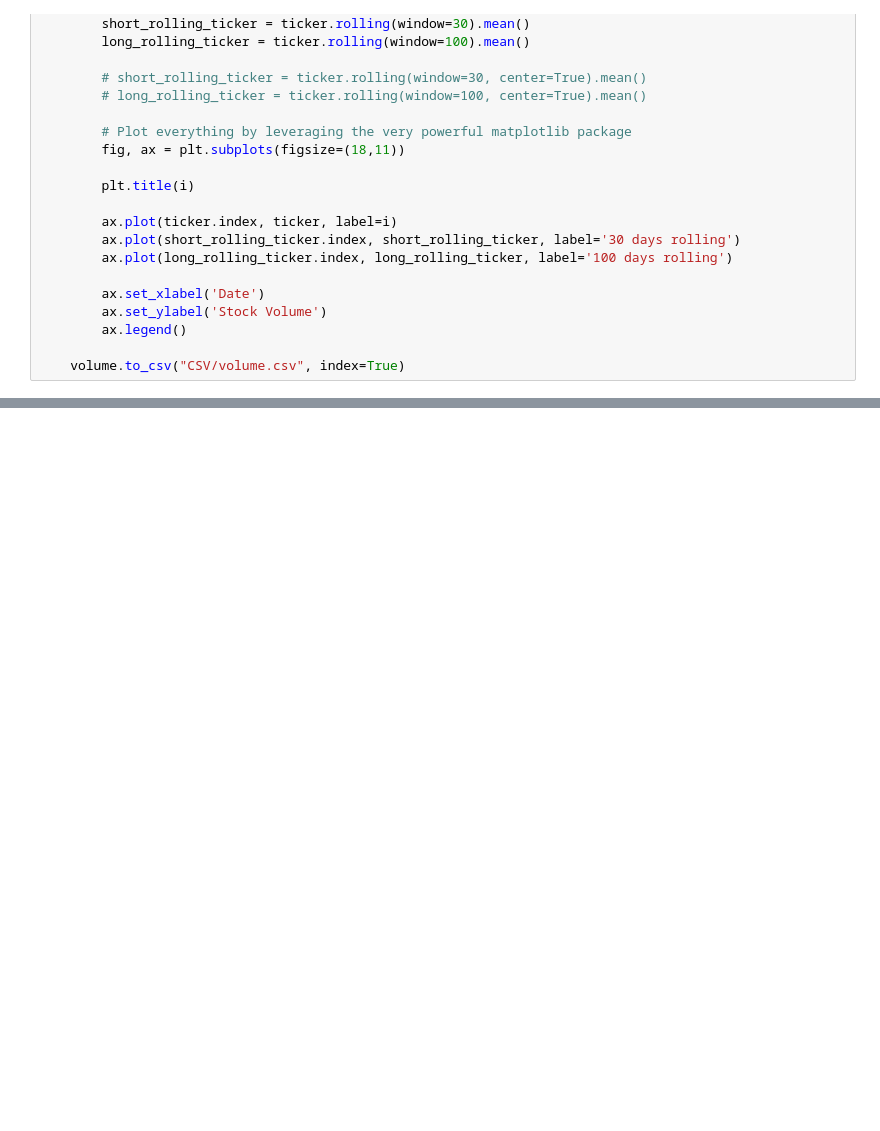
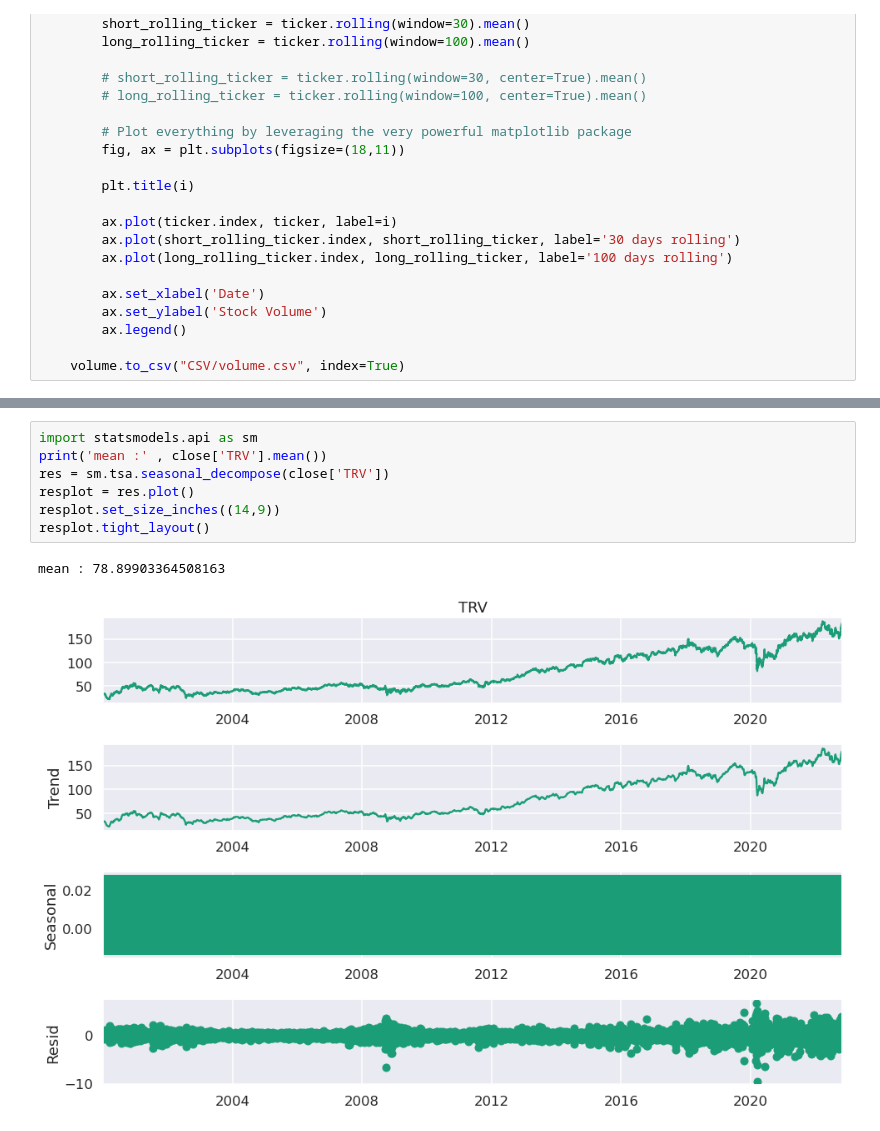
Before and after one commit to Jesus-Almansa/Final_Project_DA, a Jupyter notebook: project.ipynb, the cells around one changed output, grey strips where cells are left out. Cells and saved outputs as stored; diff of their text form; blank space fills up the shorter version.

```diff
--- a/project.ipynb
+++ b/project.ipynb
@@ -398,0 +439,10 @@ log_returns.head()
+# %%
+import statsmodels.api as sm
+print('mean :' , close['TRV'].mean())
+res = sm.tsa.seasonal_decompose(close['TRV'])
+resplot = res.plot()
+resplot.set_size_inches((14,9))
+resplot.tight_layout()
+# %% [output]
+mean : 78.89903364508163
+[figure, added]
```
Also changed, not shown: parts of 34 cells of this notebook.
